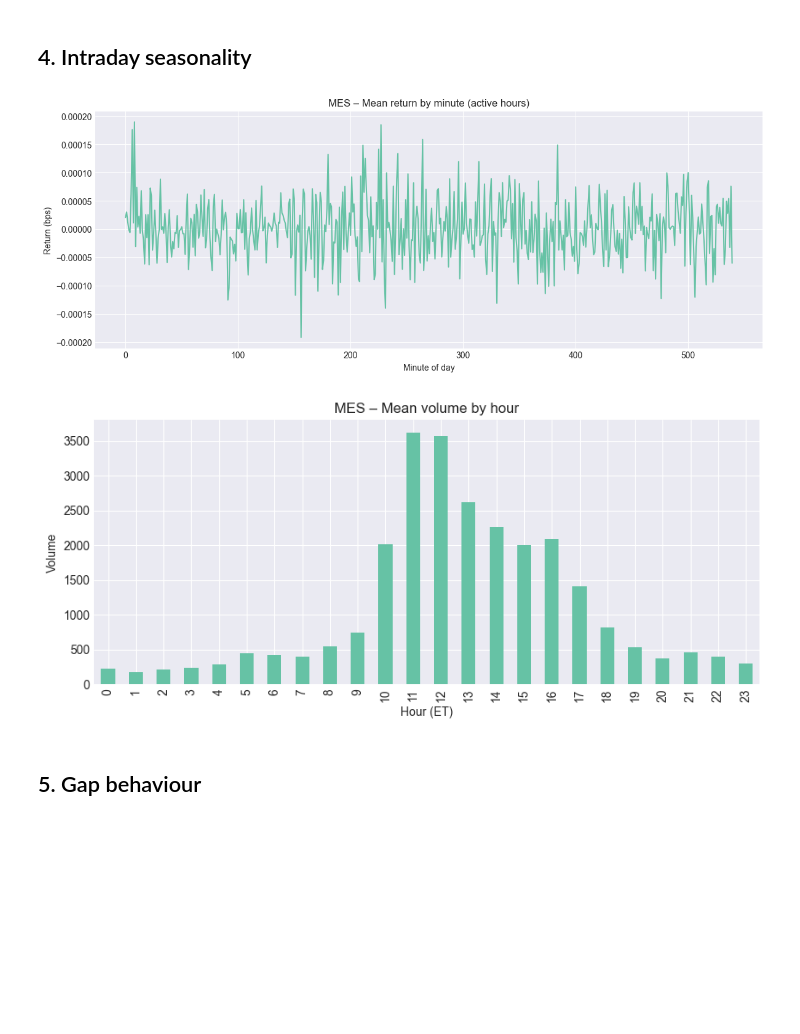
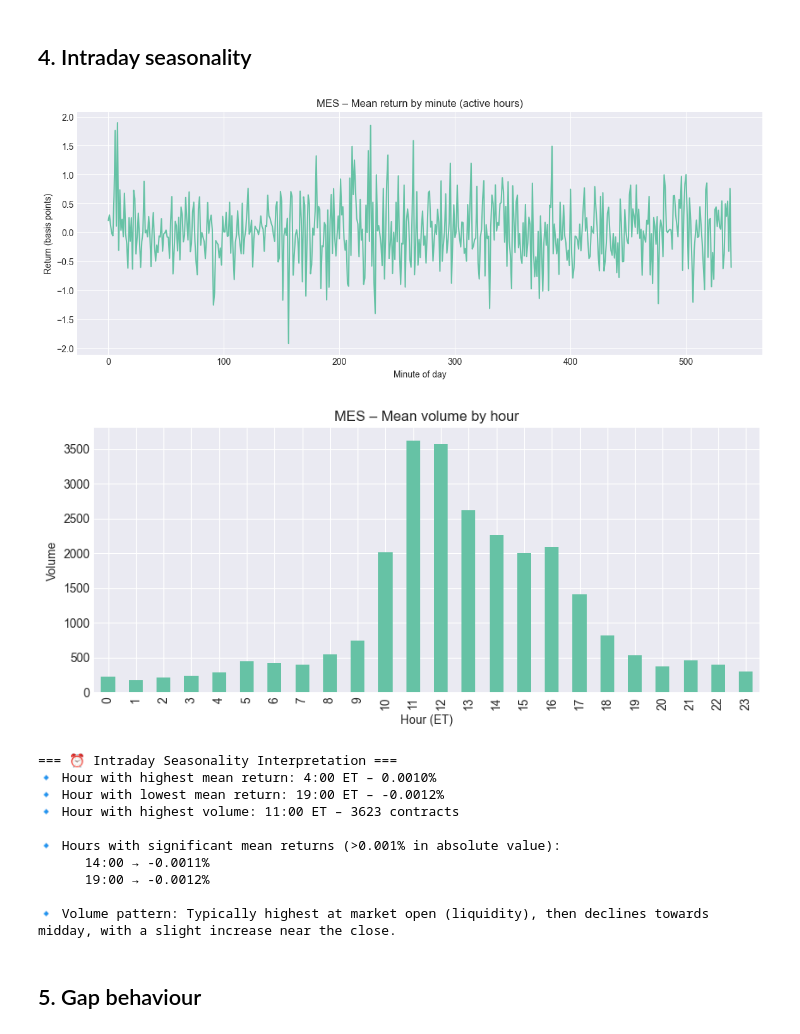
Before and after one commit to Andres-GP/Alphaca-Capital-Research, a Jupyter notebook: research/competitions/June2026_ninja/MES_research.ipynb, the cells around one changed output. Saved outputs shown, nothing was run; the diff lists cells and outputs as text; code cells hidden in the pictures; blank space fills up the shorter version.

```diff
--- a/research/competitions/June2026_ninja/MES_research.ipynb
+++ b/research/competitions/June2026_ninja/MES_research.ipynb
@@ -93,31 +132,62 @@ Ljung‑Box p‑values (lags 1-10):
 # %% [markdown]
 ## 4. Intraday seasonality
 # %%
+
 df['hour'] = df.index.hour
 df['minute'] = df.index.minute
 df['time_of_day'] = df.index.strftime('%H:%M')
 
 active_mask = (df['hour'] >= 8) & (df['hour'] <= 16)
 intraday_returns = df[active_mask].groupby('time_of_day')['return'].mean()
 
 plt.figure(figsize=(14,5))
-plt.plot(range(len(intraday_returns)), intraday_returns.values)
+plt.plot(range(len(intraday_returns)), intraday_returns.values * 10000)  # in basis points
 plt.title(f'{INSTRUMENT} – Mean return by minute (active hours)')
 plt.xlabel('Minute of day')
-plt.ylabel('Return (bps)')
+plt.ylabel('Return (basis points)')
 plt.grid(True)
 plt.show()
 
 hourly_vol = df.groupby('hour')['Volume'].mean()
 plt.figure(figsize=(10,4))
 hourly_vol.plot(kind='bar')
 plt.title(f'{INSTRUMENT} – Mean volume by hour')
 plt.xlabel('Hour (ET)')
 plt.ylabel('Volume')
 plt.show()
+
+hourly_return = df.groupby('hour')['return'].mean()
+best_hour_return = hourly_return.idxmax()
+worst_hour_return = hourly_return.idxmin()
+best_hour_vol = hourly_vol.idxmax()
+
+print("\n=== ⏰ Intraday Seasonality Interpretation ===")
+print(f"🔹 Hour with highest mean return: {best_hour_return}:00 ET – {hourly_return[best_hour_return]*100:.4f}%")
+print(f"🔹 Hour with lowest mean return: {worst_hour_return}:00 ET – {hourly_return[worst_hour_return]*100:.4f}%")
+print(f"🔹 Hour with highest volume: {best_hour_vol}:00 ET – {hourly_vol[best_hour_vol]:.0f} contracts")
+
+significant_hours = hourly_return[abs(hourly_return) > 0.00001].sort_values(ascending=False)
+if not significant_hours.empty:
+    print("\n🔹 Hours with significant mean returns (>0.001% in absolute value):")
+    for h, val in significant_hours.head(5).items():
+        print(f"      {h}:00 → {val*100:.4f}%")
+else:
+    print("\n🔹 No hours with significant mean returns (all near zero).")
+
+print("\n🔹 Volume pattern: Typically highest at market open (liquidity), then declines towards midday, with a slight increase near the close.")
 # %% [output]
-[figure, old version]
+[figure, new version]
 [figure]
+=== ⏰ Intraday Seasonality Interpretation ===
+🔹 Hour with highest mean return: 4:00 ET – 0.0010%
+🔹 Hour with lowest mean return: 19:00 ET – -0.0012%
+🔹 Hour with highest volume: 11:00 ET – 3623 contracts
+
+🔹 Hours with significant mean returns (>0.001% in absolute value):
+      14:00 → -0.0011%
+      19:00 → -0.0012%
+
+🔹 Volume pattern: Typically highest at market open (liquidity), then declines towards midday, with a slight increase near the close.
 # %% [markdown]
 ## 5. Gap behaviour
 # %%
```
Also changed, not shown: parts of 5 cells of this notebook, 4 other files.
